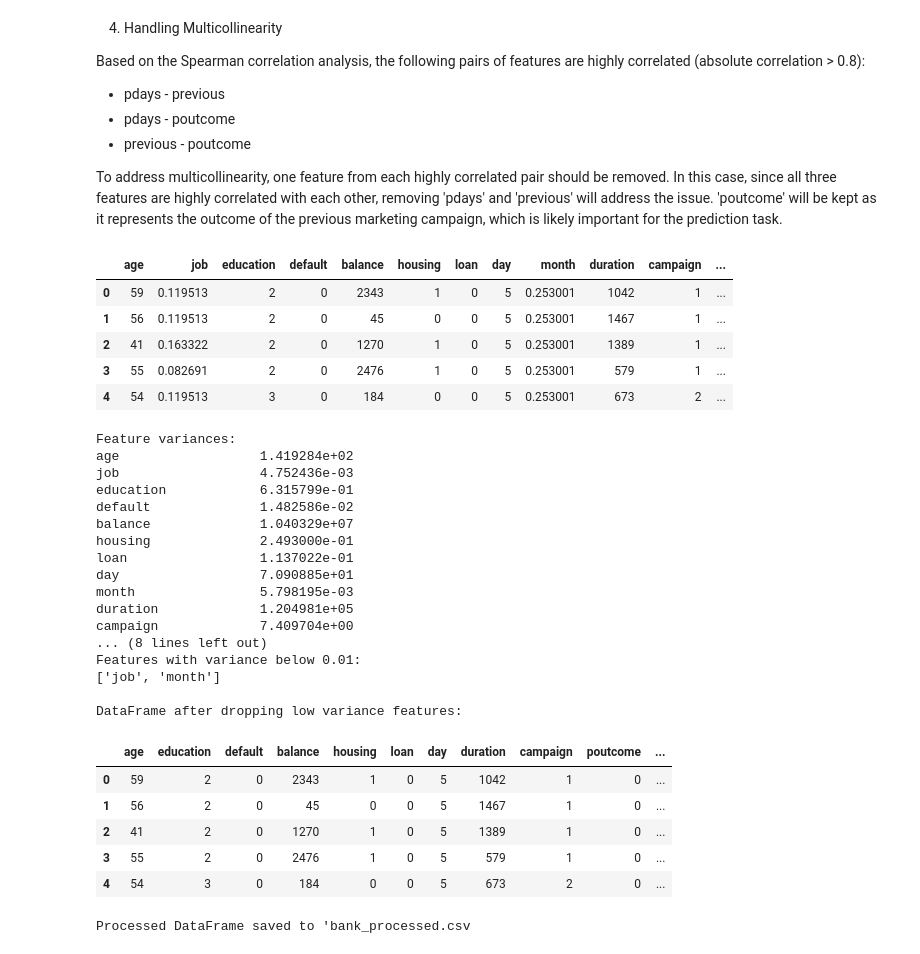
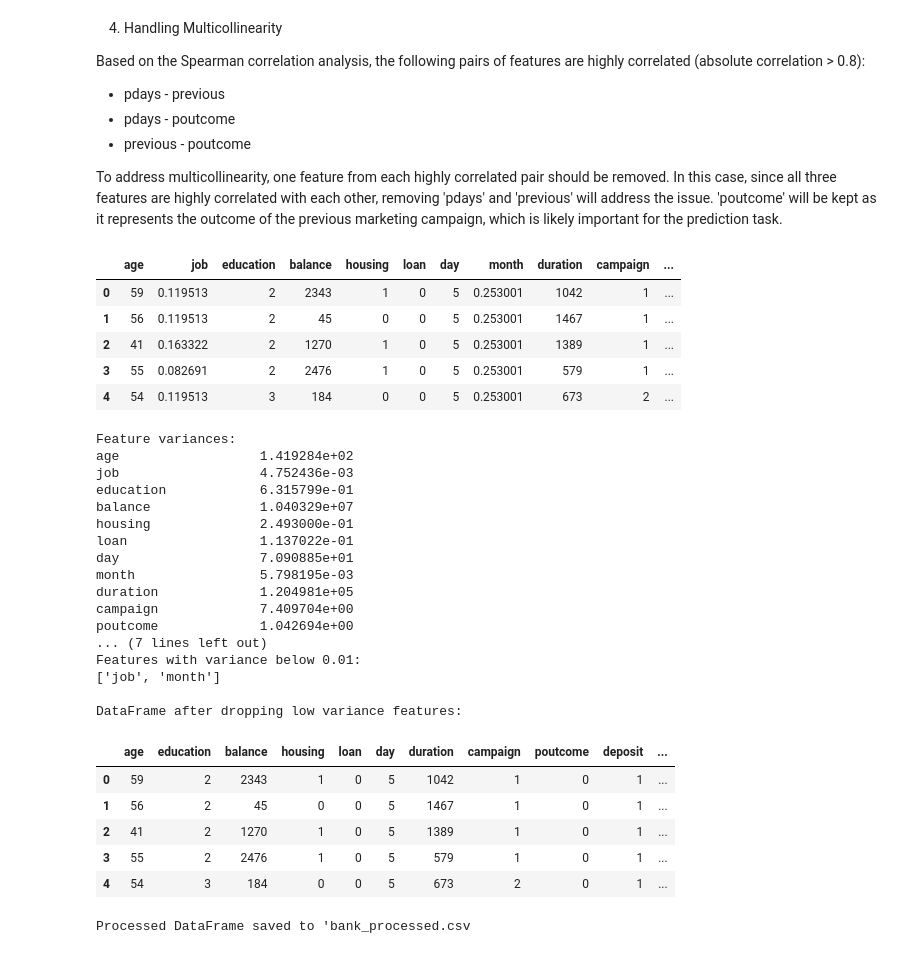
Before and after one commit to muajnstu/Large_Scale_Implementation_of_DSK_Chain, a Jupyter notebook: Bank_marketing_data_pre_processing.ipynb, the cells around one changed output. Saved outputs shown, nothing was run; the diff lists cells and outputs as text; code cells hidden in the pictures.

```diff
--- a/Bank_marketing_data_pre_processing.ipynb
+++ b/Bank_marketing_data_pre_processing.ipynb
@@ -314,16 +314,16 @@ Based on the Spearman correlation analysis, the following pairs of features are
 
 To address multicollinearity, one feature from each highly correlated pair should be removed. In this case, since all three features are highly correlated with each other, removing 'pdays' and 'previous' will address the issue. 'poutcome' will be kept as it represents the outcome of the previous marketing campaign, which is likely important for the prediction task.
 # %%
-df_processed = df_encoded.drop(['pdays', 'previous'], axis=1)
+df_processed = df_encoded.drop(['pdays','default', 'previous'], axis=1)
 
 display(df_processed.head())
 # %% [output]
-|  | age | job | education | default | balance | housing | loan | day | month | duration | campaign | ... |
-| 0 | 59 | 0.119513 | 2 | 0 | 2343 | 1 | 0 | 5 | 0.253001 | 1042 | 1 | ... |
-| 1 | 56 | 0.119513 | 2 | 0 | 45 | 0 | 0 | 5 | 0.253001 | 1467 | 1 | ... |
-| 2 | 41 | 0.163322 | 2 | 0 | 1270 | 1 | 0 | 5 | 0.253001 | 1389 | 1 | ... |
-| 3 | 55 | 0.082691 | 2 | 0 | 2476 | 1 | 0 | 5 | 0.253001 | 579 | 1 | ... |
-| 4 | 54 | 0.119513 | 3 | 0 | 184 | 0 | 0 | 5 | 0.253001 | 673 | 2 | ... |
+|  | age | job | education | balance | housing | loan | day | month | duration | campaign | ... |
+| 0 | 59 | 0.119513 | 2 | 2343 | 1 | 0 | 5 | 0.253001 | 1042 | 1 | ... |
+| 1 | 56 | 0.119513 | 2 | 45 | 0 | 0 | 5 | 0.253001 | 1467 | 1 | ... |
+| 2 | 41 | 0.163322 | 2 | 1270 | 1 | 0 | 5 | 0.253001 | 1389 | 1 | ... |
+| 3 | 55 | 0.082691 | 2 | 2476 | 1 | 0 | 5 | 0.253001 | 579 | 1 | ... |
+| 4 | 54 | 0.119513 | 3 | 184 | 0 | 0 | 5 | 0.253001 | 673 | 2 | ... |
 # %%
 # Check for low variance features
 variances = df_processed.var()
@@ -332,13 +332,11 @@ print(variances)
 
 threshold = 0.01
 
-# Identify features with low variance
 low_variance_features = variances[variances < threshold].index.tolist()
 
 print(f"\nFeatures with variance below {threshold}:")
 print(low_variance_features)
 
-# Drop low variance features from the DataFrame
 df_processed_cleaned = df_processed.drop(columns=low_variance_features)
 
 print("\nDataFrame after dropping low variance features:")
@@ -348,7 +346,6 @@ Feature variances:
 age                  1.419284e+02
 job                  4.752436e-03
 education            6.315799e-01
-default              1.482586e-02
 balance              1.040329e+07
 housing              2.493000e-01
 loan                 1.137022e-01
@@ -356,17 +353,18 @@ day                  7.090885e+01
 month                5.798195e-03
 duration             1.204981e+05
 campaign             7.409704e+00
-... (8 lines left out)
+poutcome             1.042694e+00
+... (7 lines left out)
 Features with variance below 0.01:
 ['job', 'month']
 
 DataFrame after dropping low variance features:
-|  | age | education | default | balance | housing | loan | day | duration | campaign | poutcome | ... |
-| 0 | 59 | 2 | 0 | 2343 | 1 | 0 | 5 | 1042 | 1 | 0 | ... |
-| 1 | 56 | 2 | 0 | 45 | 0 | 0 | 5 | 1467 | 1 | 0 | ... |
-| 2 | 41 | 2 | 0 | 1270 | 1 | 0 | 5 | 1389 | 1 | 0 | ... |
-| 3 | 55 | 2 | 0 | 2476 | 1 | 0 | 5 | 579 | 1 | 0 | ... |
-| 4 | 54 | 3 | 0 | 184 | 0 | 0 | 5 | 673 | 2 | 0 | ... |
+|  | age | education | balance | housing | loan | day | duration | campaign | poutcome | deposit | ... |
+| 0 | 59 | 2 | 2343 | 1 | 0 | 5 | 1042 | 1 | 0 | 1 | ... |
+| 1 | 56 | 2 | 45 | 0 | 0 | 5 | 1467 | 1 | 0 | 1 | ... |
+| 2 | 41 | 2 | 1270 | 1 | 0 | 5 | 1389 | 1 | 0 | 1 | ... |
+| 3 | 55 | 2 | 2476 | 1 | 0 | 5 | 579 | 1 | 0 | 1 | ... |
+| 4 | 54 | 3 | 184 | 0 | 0 | 5 | 673 | 2 | 0 | 1 | ... |
 # %%
 df_processed_cleaned.to_csv('bank_processed.csv', index=False)
 
```
Also changed, not shown: parts of 2 cells of this notebook.
